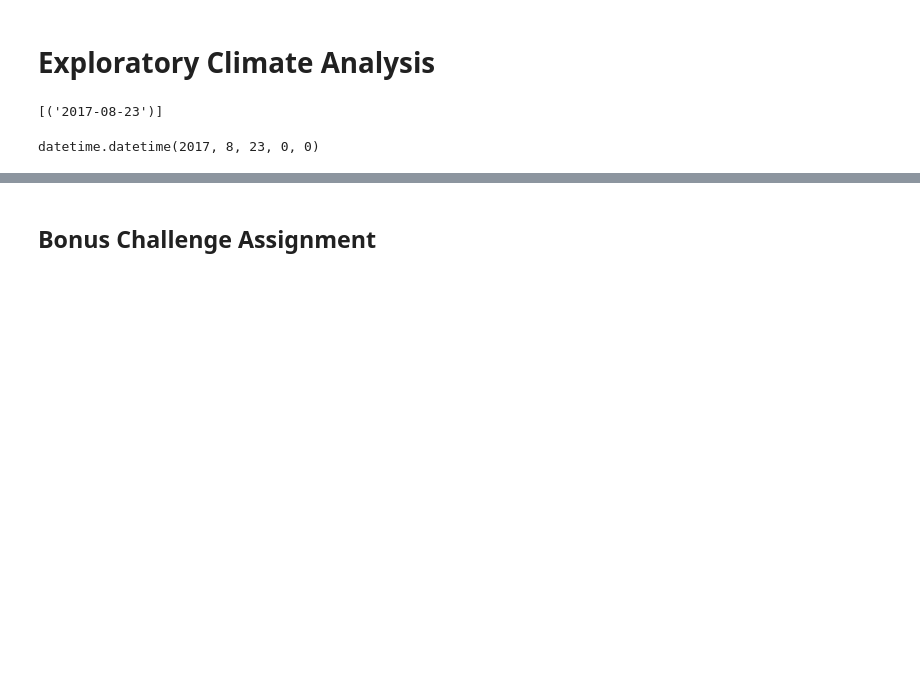
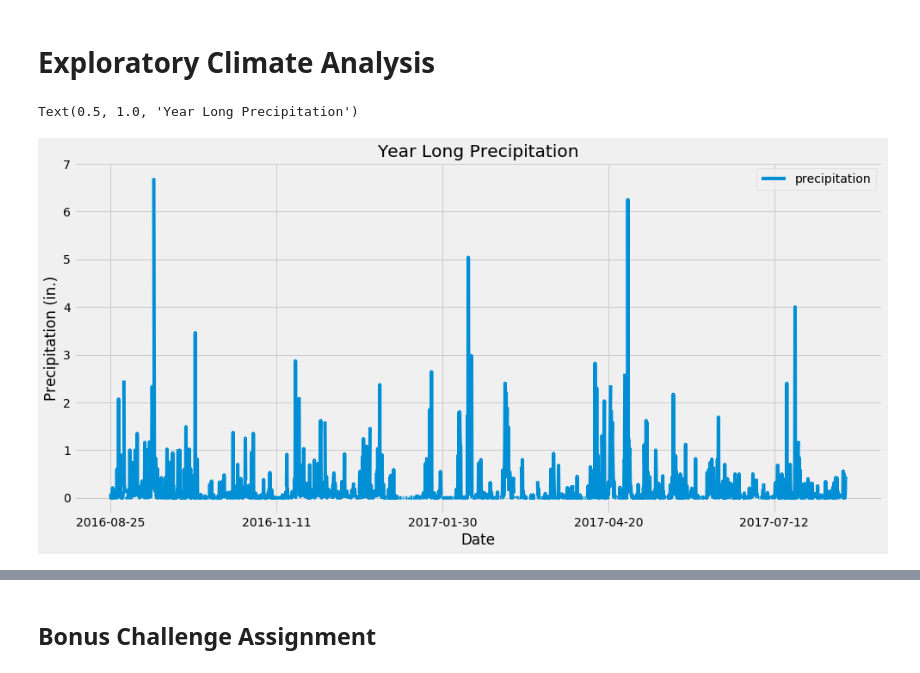
Before and after one commit to TravisDC5/sqlalchemy-challenge, a Jupyter notebook: climate_starter.ipynb, the cells around one changed output, grey strips where cells are left out. Saved outputs shown, nothing was run; the diff lists cells and outputs as text; code cells hidden in the pictures; blank space fills up the shorter version.

```diff
--- a/climate_starter.ipynb
+++ b/climate_starter.ipynb
@@ -37,28 +37,36 @@ Station = Base.classes.station
 session = Session(engine)
 # %% [markdown]
 # Exploratory Climate Analysis
-# %%
-max_date = session.query(func.max(func.strftime("%Y-%m-%d", Measurement.date))).limit(5).all()
-max_date
-# %% [output]
-[('2017-08-23')]
-# %%
-placeHolder = list(np.ravel(max_date))[0]
-placeHolder = dt.datetime.strptime(placeHolder, '%Y-%m-%d')
-placeHolder
-# %% [output]
-datetime.datetime(2017, 8, 23, 0, 0)
 # %%
 # Design a query to retrieve the last 12 months of precipitation data and plot the results
+maxDate = session.query(func.max(func.strftime("%Y-%m-%d", Measurement.date))).limit(5).all()
+#maxDate
+
+tempValMaxDate = list(np.ravel(maxDate))[0]
+tempValMaxDate = dt.datetime.strptime(tempValMaxDate, '%Y-%m-%d')
 
 # Calculate the date 1 year ago from the last data point in the database
+yearAgo = tempValMaxDate - dt.timedelta(weeks=52)
 
 # Perform a query to retrieve the data and precipitation scores
+rainQuery = session.query(Measurement.date, Measurement.prcp).\
+            filter(Measurement.date >= yearAgo)
 
 # Save the query results as a Pandas DataFrame and set the index to the date column
+rain_df = pd.DataFrame(rainQuery, columns = ['date', 'precipitation'])
+rain_df.set_index('date', inplace=True)
 
 # Sort the dataframe by date
+rain_df = rain_df.sort_index(ascending = True)
 
 # Use Pandas Plotting with Matplotlib to plot the data
+fig, ax = plt.subplots(figsize = (15, 7))
+rain_df.plot(ax = ax, x_compat = True)
+ax.set_xlabel('Date')
+ax.set_ylabel('Precipitation (in.)')
+ax.set_title("Year Long Precipitation")
+# %% [output]
+Text(0.5, 1.0, 'Year Long Precipitation')
+[figure, added]
 # %%
 # Use Pandas to calcualte the summary statistics for the precipitation data
```
Also changed, not shown: parts of 2 cells of this notebook.
